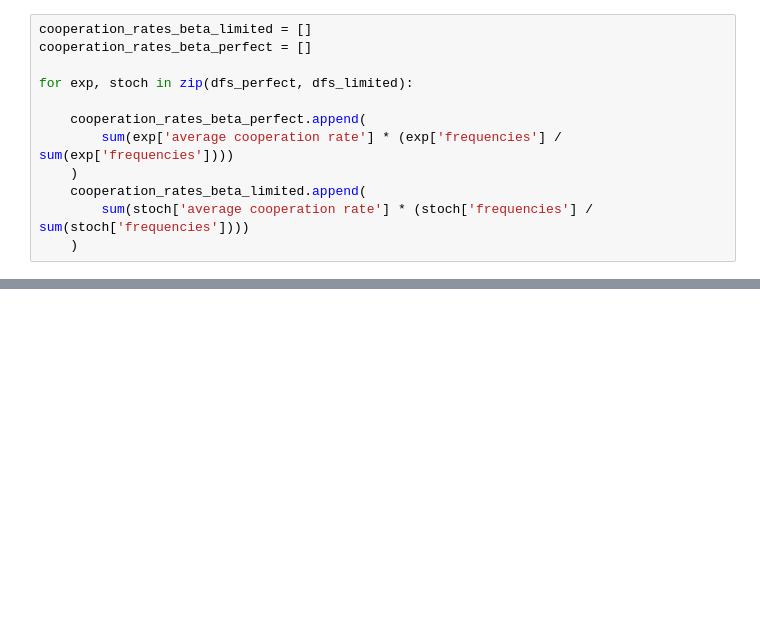
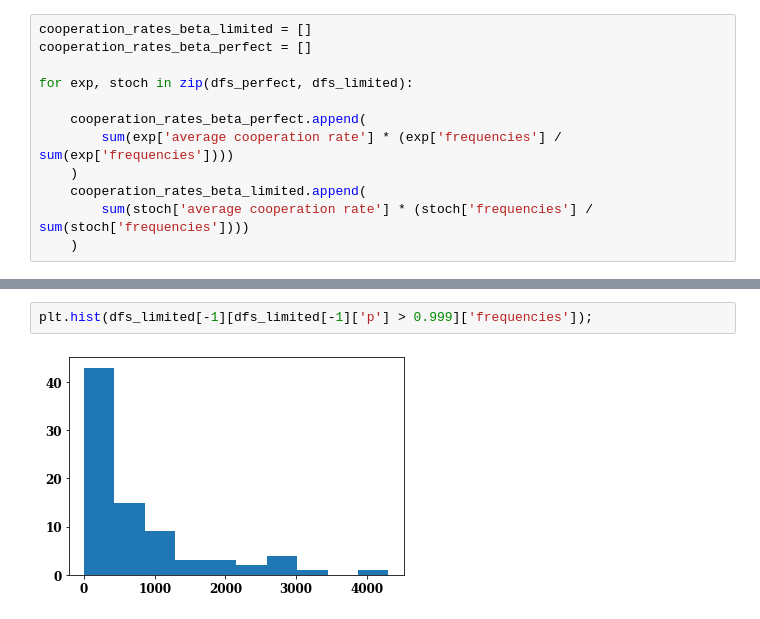
Before and after one commit to Nikoleta-v3/evolution-of-cooperation-with-limited-updating-payoff-memory, a Jupyter notebook: nbs/Donation Game Perfect and Limited Memory.ipynb, the cells around one changed output, grey strips where cells are left out. Cells and saved outputs as stored; diff of their text form; blank space fills up the shorter version.

```diff
--- a/nbs/Donation Game Perfect and Limited Memory.ipynb
+++ b/nbs/Donation Game Perfect and Limited Memory.ipynb
@@ -346,0 +354,4 @@ plt.savefig("../paper/static/cooperation_rate_over_b_and_beta.pdf")
+# %%
+plt.hist(dfs_limited[-1][dfs_limited[-1]['p'] > 0.999]['frequencies']);
+# %% [output]
+[figure, added]
```
Also changed, not shown: parts of 3 cells of this notebook, 6 other files.
